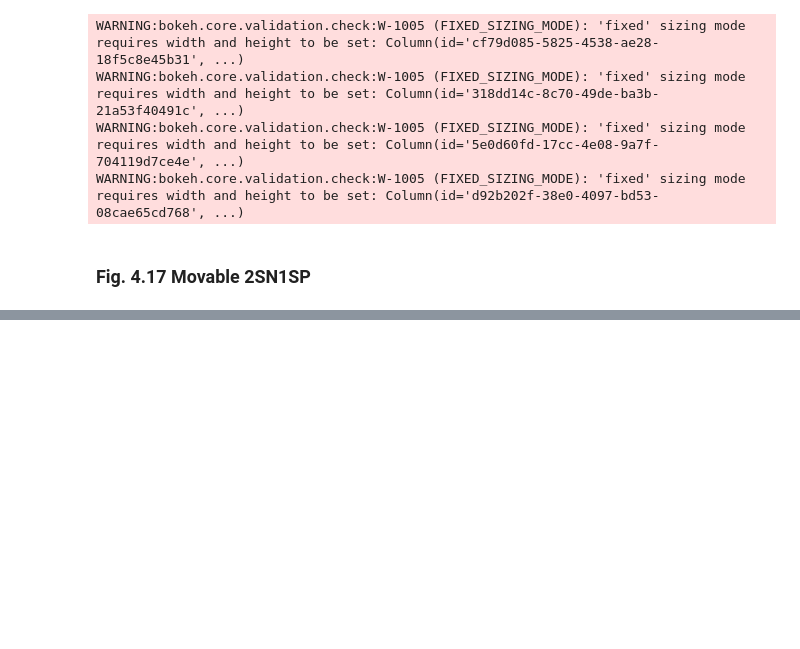
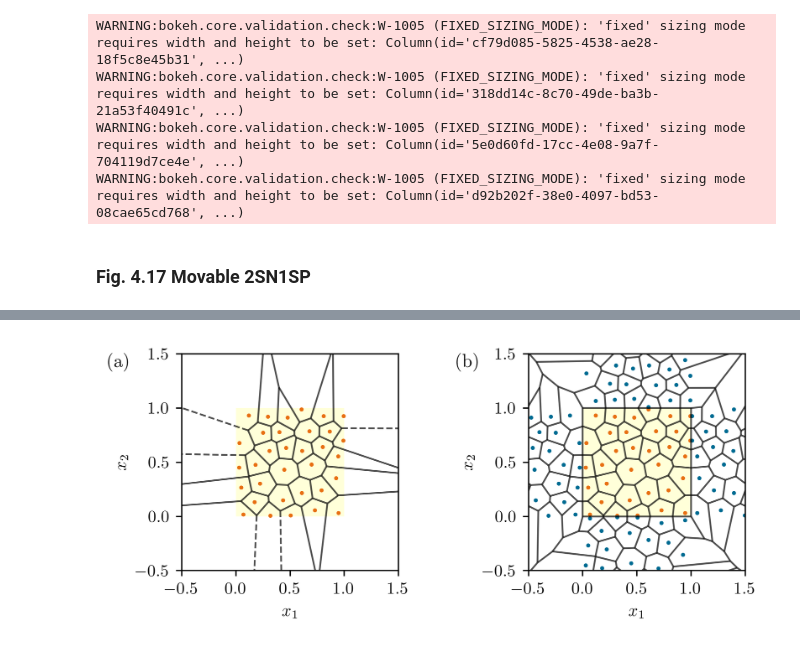
Before and after one commit to Lighfe/mdp-world-model, a Jupyter notebook: clustering/creation_of_thesis_patchworks.ipynb, the cells around one changed output, grey strips where cells are left out. Drawn from its saved outputs; the diff is of its cells as text; code cells hidden in the pictures; blank space fills up the shorter version.

```diff
--- a/clustering/creation_of_thesis_patchworks.ipynb
+++ b/clustering/creation_of_thesis_patchworks.ipynb
@@ -592,0 +672,5 @@ create_plot_and_save_patchwork(db_name, table_name, run_ids(run_dict, model_name
+# %%
+bounds = np.array([[0,1], [0, 1]])
+numbercells = 40
+grid = VoronoiGrid(bounds, numbercells, center_sampling_type='Poisson_Disk', padding_margin=0.5)
+print(f"Grid cells: {grid.numbercells}")
@@ -592,0 +683,58 @@ create_plot_and_save_patchwork(db_name, table_name, run_ids(run_dict, model_name
+# %%
+fig, axes = plt.subplots(1, 2, figsize=(6, 2.7), dpi = 400)
+
+# --- Subfigure (a) ---
+ax = axes[0]
+rect = mpl.patches.Rectangle(
+    (0, 0),              # bottom left corner
+    1, 1,                # width, height
+    linewidth=0,         # no border
+    edgecolor=None,
+    facecolor="yellow",    # or any color you like
+    alpha=0.15            # transparency (0=transparent, 1=opaque)
+)
+ax.add_patch(rect)
+vor = Voronoi(grid.original_sites)
+voronoi_plot_2d(vor, ax=ax,  show_vertices=False, line_colors='black', line_width=1, line_alpha=0.7, point_size=0)
+ax.scatter(grid.original_sites[:,0], grid.original_sites[:, 1], color="#e86f12", s=2)
+ax.set_xlim(-0.5,1.5)
+ax.set_ylim(-0.5,1.5)
+ax.set_aspect('equal', adjustable='box')
+ax.set_xlabel(r"$x_{1}$", fontsize = 10)
+ax.set_ylabel(r"$x_{2}$", fontsize = 10)
+
+
+# --- Subfigure (b) ---
+ax = axes[1]
+rect = mpl.patches.Rectangle(
+    (0, 0),              # bottom left corner
+    1, 1,                # width, height
+    linewidth=0,         # no border
+    edgecolor=None,
+    facecolor="yellow",    # or any color you like
+    alpha=0.15            # transparency (0=transparent, 1=opaque)
+)
+ax.add_patch(rect)
+voronoi_plot_2d(grid.voronoi, ax=ax,  show_vertices=False, line_colors='black', line_width=1, line_alpha=0.7, point_size=0)
+ax.scatter(grid.original_sites[:,0], grid.original_sites[:, 1], color="#e86f12", s=2)
+padding_sites = np.array([grid.padded_sites[i] for i in range(len(grid.padded_sites)) if grid.site_is_original[i] == False])
+ax.scatter(padding_sites[:,0], padding_sites[:, 1], color=thesis_colour, s=2)
+ax.set_xlim(-0.5,1.5)
+ax.set_ylim(-0.5,1.5)
+ax.set_aspect('equal', adjustable='box')
+ax.set_xlabel(r"$x_{1}$", fontsize = 10)
+ax.set_ylabel(r"$x_{2}$", fontsize = 10)
+
+
+# --- Subfigure labels outside plots ---
+fig.text(0.04, 0.8, "(a)", ha="center", va="center",  fontsize=11, weight="bold")
+fig.text(0.52, 0.8, "(b)", ha="center", va="center", fontsize=11, weight="bold")
+
+
+
+#plt.tight_layout(pad= 2)
+fig.subplots_adjust(wspace=0.6)
+fig.savefig("./results/thesis/4-6_voronoi/generation/padding.pdf")
+plt.show()
+# %% [output]
+[figure, added]
```
Also changed, not shown: parts of 16 cells of this notebook.
